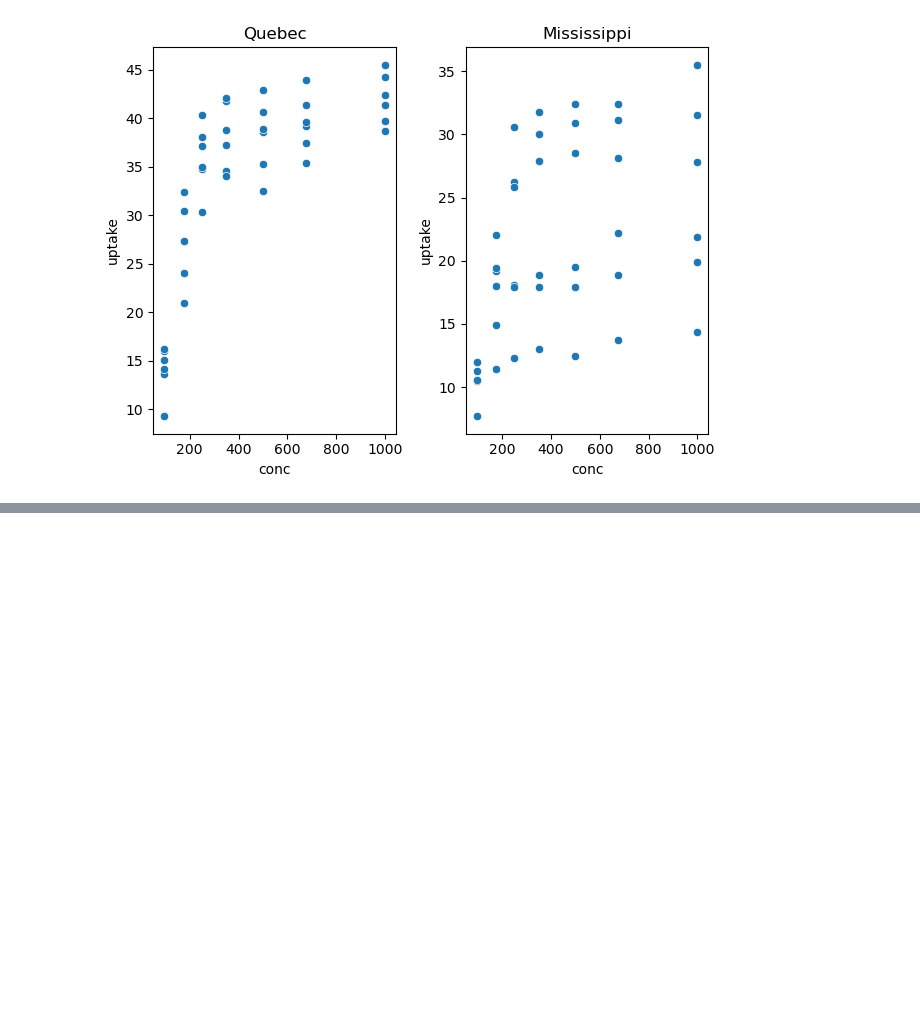
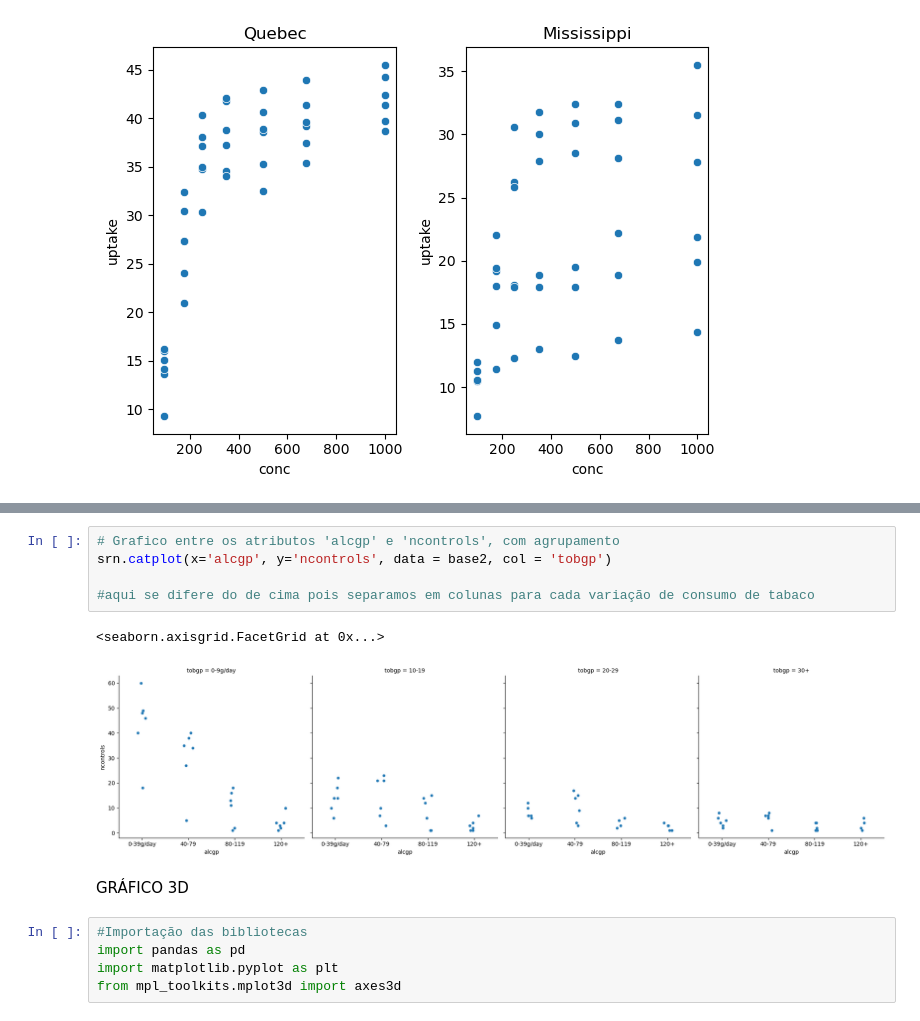
Before and after one commit to Rhuan-Messias/Python_Study, a Jupyter notebook: F_Data_Science/notebook_3/notebook_3.ipynb, the cells around one changed output, grey strips where cells are left out. Drawn from its saved outputs; the diff is of its cells as text; blank space fills up the shorter version.

```diff
--- a/F_Data_Science/notebook_3/notebook_3.ipynb
+++ b/F_Data_Science/notebook_3/notebook_3.ipynb
@@ -390,0 +428,15 @@ plt.tight_layout()
+# %%
+# Grafico entre os atributos 'alcgp' e 'ncontrols', com agrupamento
+srn.catplot(x='alcgp', y='ncontrols', data = base2, col = 'tobgp')
+
+#aqui se difere do de cima pois separamos em colunas para cada variação de consumo de tabaco
+# %% [output]
+<seaborn.axisgrid.FacetGrid at 0x...>
+[figure, added]
+# %% [markdown]
+GRÁFICO 3D
+# %%
+#Importação das bibliotecas
+import pandas as pd
+import matplotlib.pyplot as plt
+from mpl_toolkits.mplot3d import axes3d
```
Also changed, not shown: parts of 9 cells of this notebook.
